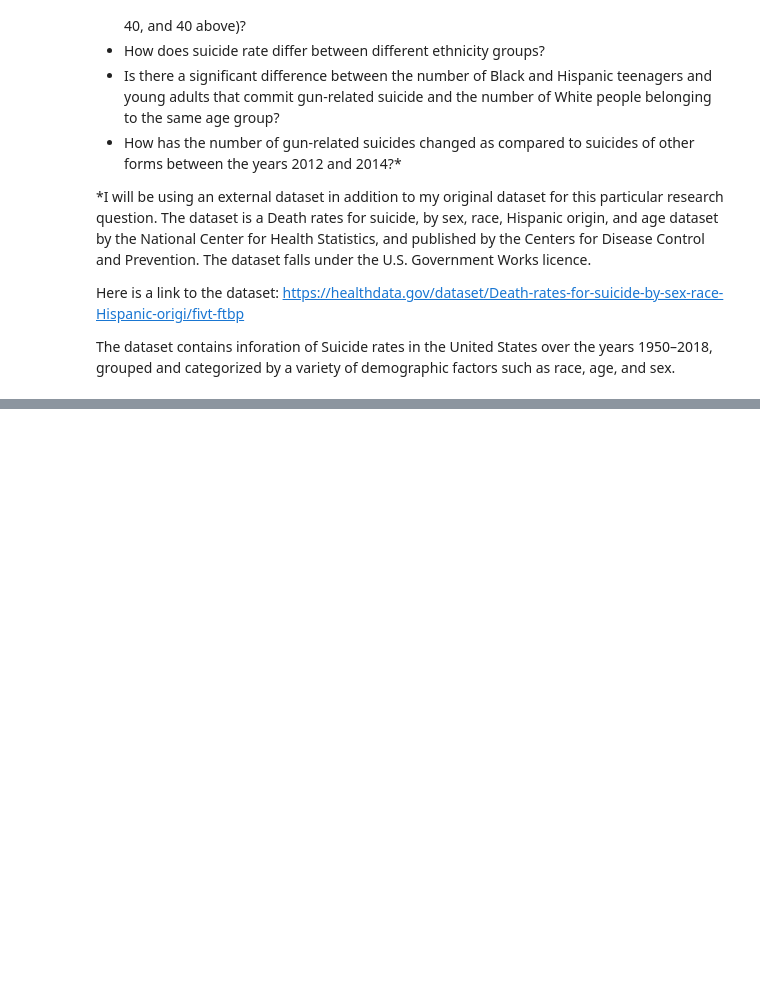
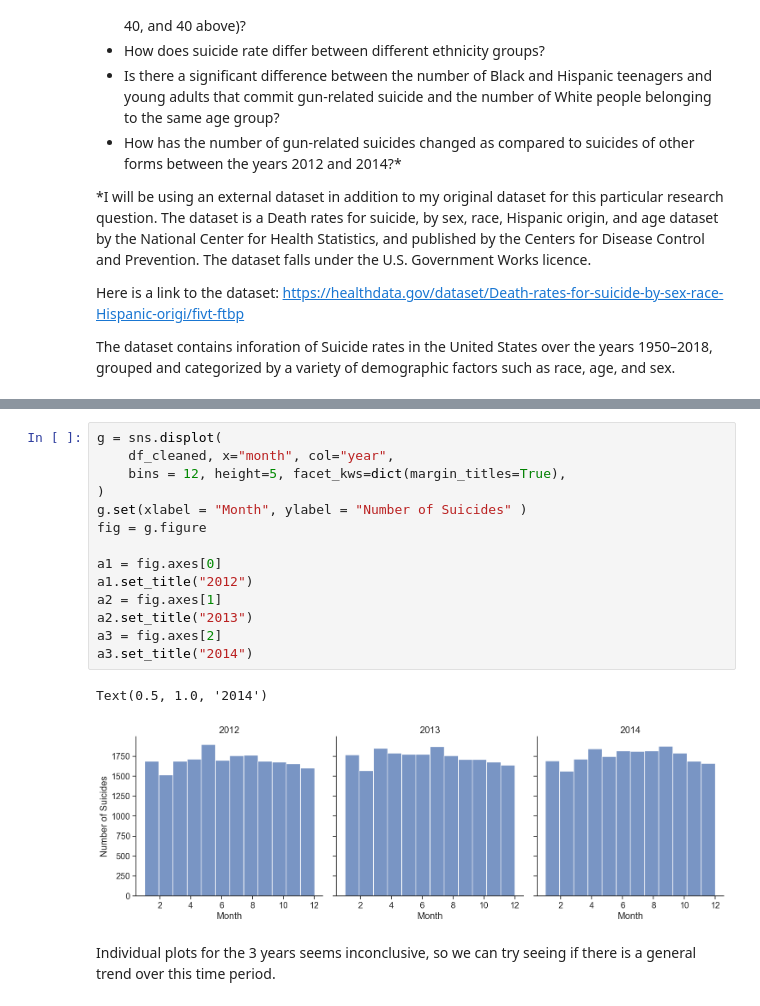
Before and after one commit to ubco-W2022T2-data301/project-group09, a Jupyter notebook: analysis/analysis3.ipynb, the cells around one changed output, grey strips where cells are left out. Saved outputs shown, nothing was run; the diff lists cells and outputs as text; blank space fills up the shorter version.

```diff
--- a/analysis/analysis3.ipynb
+++ b/analysis/analysis3.ipynb
@@ -38,0 +240,19 @@ raw_data
+# %%
+g = sns.displot(
+    df_cleaned, x="month", col="year",
+    bins = 12, height=5, facet_kws=dict(margin_titles=True),
+)
+g.set(xlabel = "Month", ylabel = "Number of Suicides" )
+fig = g.figure
+
+a1 = fig.axes[0]
+a1.set_title("2012")
+a2 = fig.axes[1]
+a2.set_title("2013")
+a3 = fig.axes[2]
+a3.set_title("2014")
+# %% [output]
+Text(0.5, 1.0, '2014')
+[figure, added]
+# %% [markdown]
+Individual plots for the 3 years seems inconclusive, so we can try seeing if there is a general trend over this time period.
```
Also changed, not shown: parts of 34 cells of this notebook, 1 other file.
